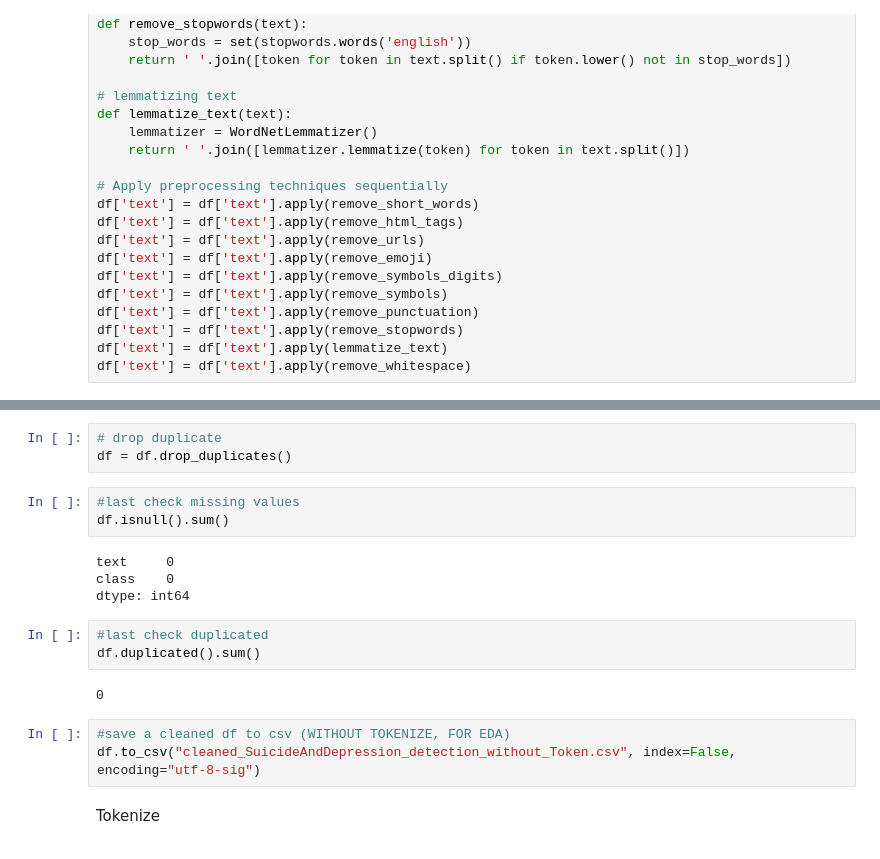
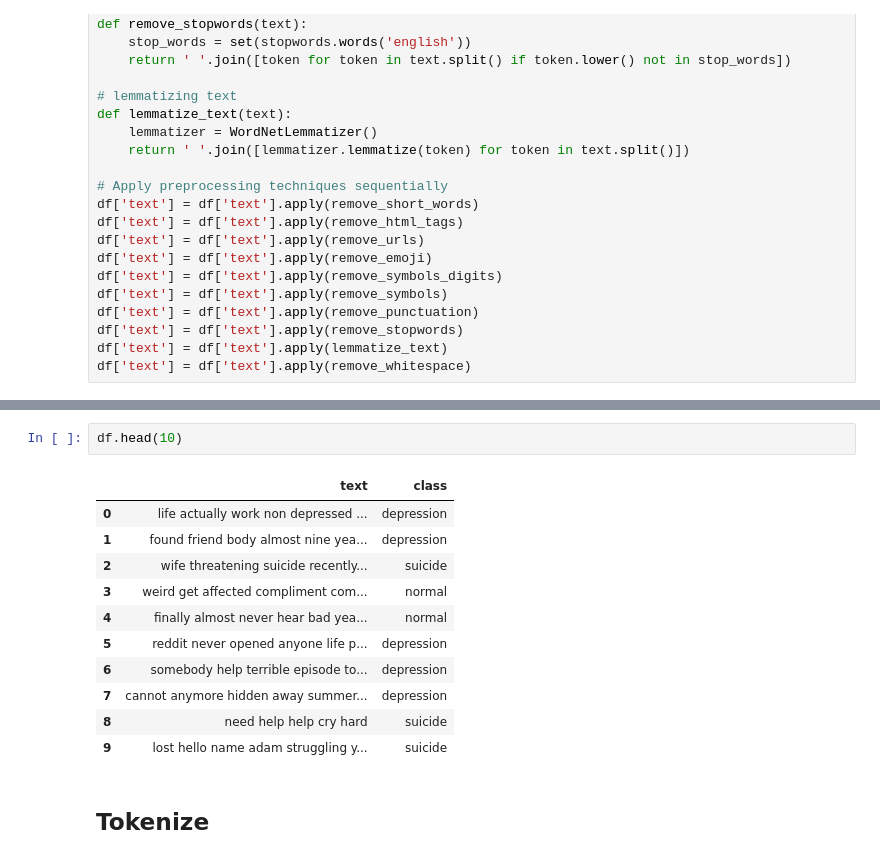
Before and after one commit to JiaYong02/Suicidal-Detection-NLP, a Jupyter notebook: preprocessingFinal.ipynb, the cells around one changed output, grey strips where cells are left out. Cells and saved outputs as stored; diff of their text form.

```diff
--- a/preprocessingFinal.ipynb
+++ b/preprocessingFinal.ipynb
@@ -294,23 +243,19 @@ df[df['text'] == 'number day day']
-# %%
-# drop duplicate
-df = df.drop_duplicates()
-# %%
-#last check missing values
-df.isnull().sum()
-# %% [output]
-text     0
-class    0
-dtype: int64
-# %%
-#last check duplicated
-df.duplicated().sum()
-# %% [output]
-0
-# %%
-#save a cleaned df to csv (WITHOUT TOKENIZE, FOR EDA)
-df.to_csv("cleaned_SuicideAndDepression_detection_without_Token.csv", index=False, encoding="utf-8-sig")
-# %% [markdown]
-Tokenize
+# %%
+df.head(10)
+# %% [output]
+|  | text | class |
+| 0 | life actually work non depressed ... | depression |
+| 1 | found friend body almost nine yea... | depression |
+| 2 | wife threatening suicide recently... | suicide |
+| 3 | weird get affected compliment com... | normal |
+| 4 | finally almost never hear bad yea... | normal |
+| 5 | reddit never opened anyone life p... | depression |
+| 6 | somebody help terrible episode to... | depression |
+| 7 | cannot anymore hidden away summer... | depression |
+| 8 | need help help cry hard | suicide |
+| 9 | lost hello name adam struggling y... | suicide |
+# %% [markdown]
+## Tokenize
 # %%
 from nltk.tokenize import word_tokenize
 nltk.download('punkt')
```
Also changed, not shown: parts of 23 cells of this notebook.
